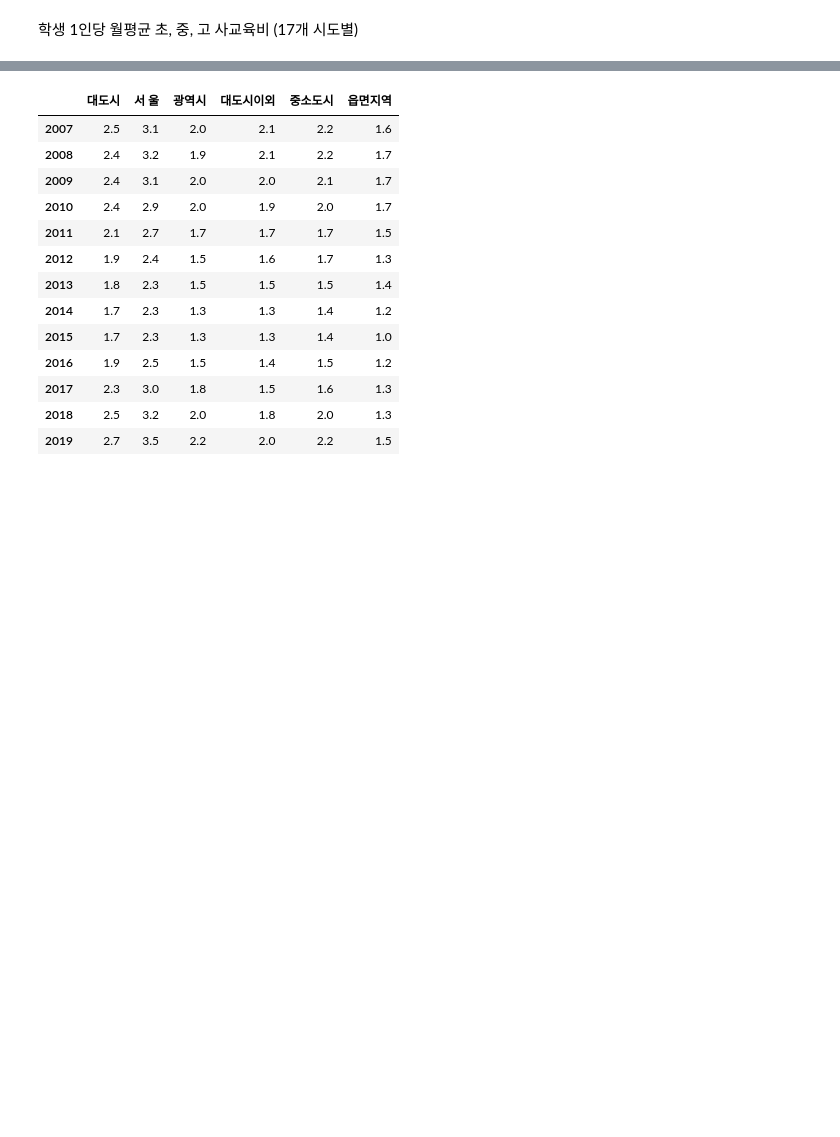
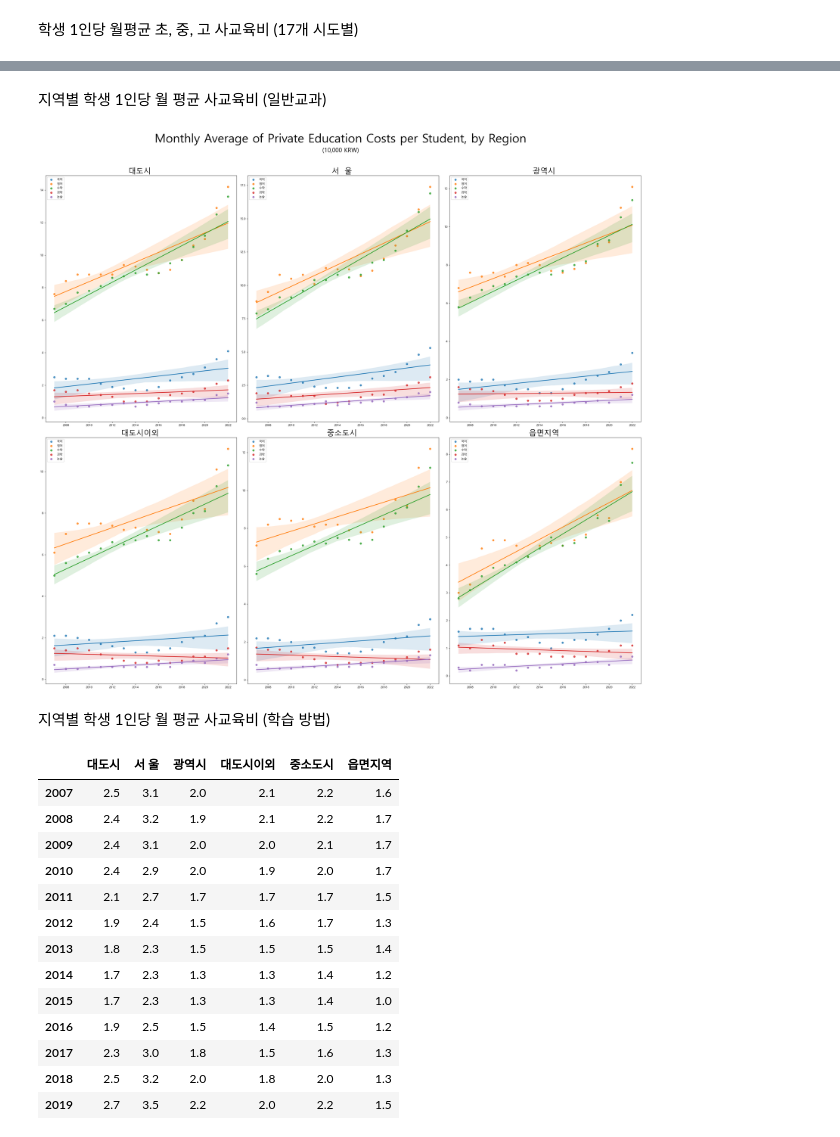
Before and after one commit to lhshs/Genia, a Jupyter notebook: mini_pjt/230809-11_hp_cometitor/main.ipynb, the cells around one changed output, grey strips where cells are left out. Drawn from its saved outputs; the diff is of its cells as text; code cells hidden in the pictures; blank space fills up the shorter version.

```diff
--- a/mini_pjt/230809-11_hp_cometitor/main.ipynb
+++ b/mini_pjt/230809-11_hp_cometitor/main.ipynb
@@ -280,3 +397,26 @@ for col in how:
+# %% [markdown]
+지역별 학생 1인당 월 평균 사교육비 (일반교과)
+# %%
+fig = plt.figure(figsize=(28,25))
+for i, j in zip(range(len(kor.columns)), kor.columns):
+    plt.subplot(2, 3, i+1)
+    sns.regplot(x=kor.index , y=kor[j], label='국어')
+    sns.regplot(x=en.index , y=en[j], label='영어')
+    sns.regplot(x=math.index , y=math[j], label='수학')
+    sns.regplot(x=sosc.index , y=sosc[j], label='과학')
+    sns.regplot(x=essay.index , y=essay[j], label='논술')
+    plt.ylabel('')
+    plt.legend(loc='upper left')
+    plt.title(j, fontsize=25)
+fig.suptitle("Monthly Average of Private Education Costs per Student, by Region", fontsize=40, position=(0.5, 1.03))
+fig.text(0.5, 0.995, "(10,000 KRW)", horizontalalignment="center", fontsize=20)
+# fig.text(0.5, 0.985, "국어, 영어, 수학, 사회 과학, 논술", horizontalalignment="center", fontsize=25)
+fig.tight_layout()
+plt.show()
+# %% [output]
+[figure, added]
+# %% [markdown]
+지역별 학생 1인당 월 평균 사교육비 (학습 방법)
 # %%
 kor
 # %% [output]
```
Also changed, not shown: parts of 17 cells of this notebook, 10 other files.
